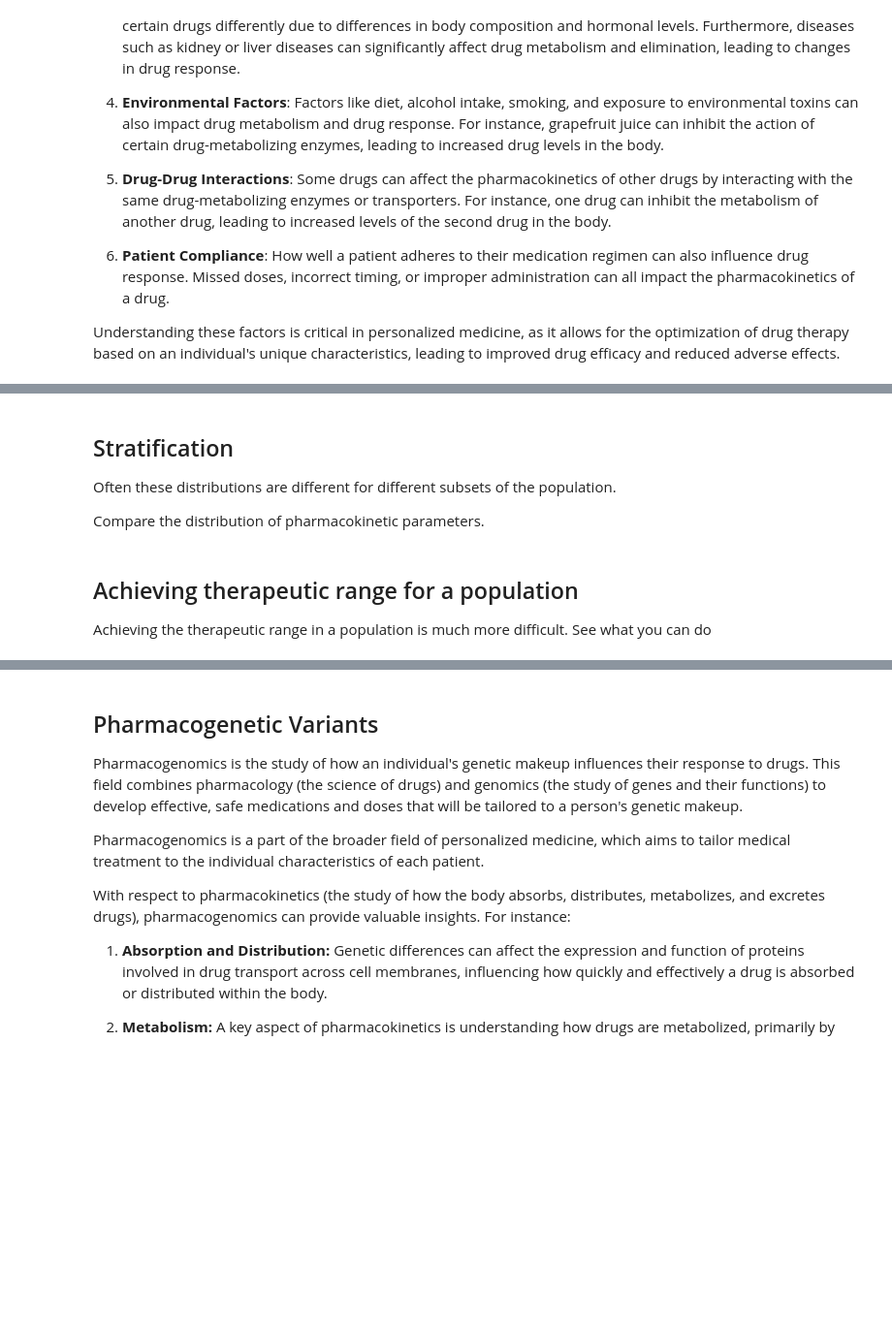
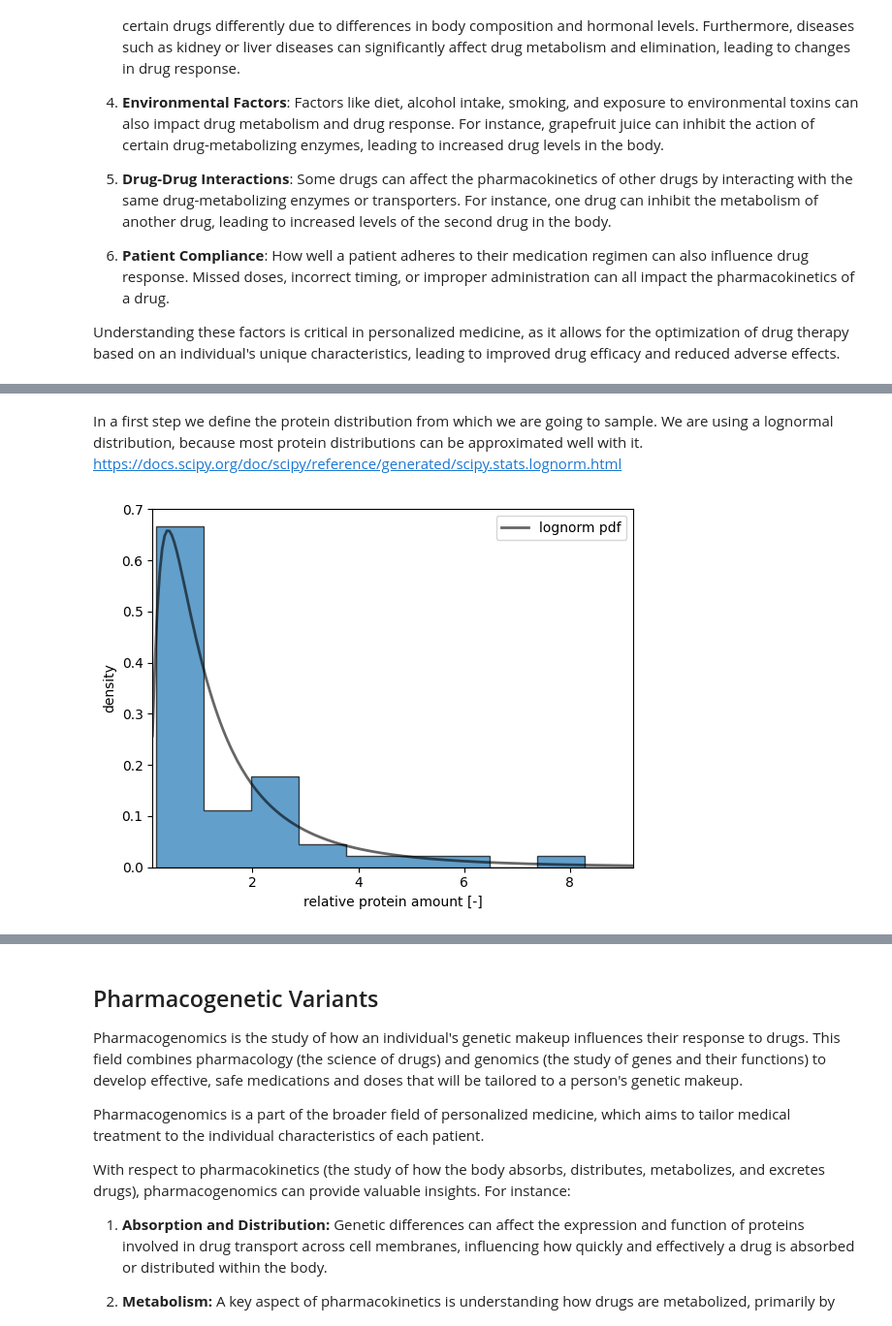
Before and after one commit to matthiaskoenig/course-pharmacokinetic-modelling, a Jupyter notebook: src/mb19/notebooks/08_variability.ipynb, the cells around one changed output, grey strips where cells are left out. Shown at 97% size. Saved outputs shown, nothing was run; the diff lists cells and outputs as text; code cells hidden in the pictures; blank space fills up the shorter version.

```diff
--- a/src/mb19/notebooks/08_variability.ipynb
+++ b/src/mb19/notebooks/08_variability.ipynb
@@ -31,10 +23,31 @@ Here we assume a distribution in proteins relevant for the elimination of the te
 # %% [markdown]
 ![Absorption Elimination Model](04_simple_absorption.png)
-# %% [markdown]
-## Stratification
-Often these distributions are different for different subsets of the population.
-
-Compare the distribution of pharmacokinetic parameters.
-# %% [markdown]
-## Achieving therapeutic range for a population
-Achieving the therapeutic range in a population is much more difficult. See what you can do
+# %% [markdown]
+In a first step we define the protein distribution from which we are going to sample. We are using a lognormal distribution, because most protein distributions can be approximated well with it.
+https://docs.scipy.org/doc/scipy/reference/generated/scipy.stats.lognorm.html
+# %%
+import numpy as np
+from matplotlib import pyplot as plt
+from scipy.stats import lognorm
+
+fig, ax = plt.subplots(1, 1)
+s = 0.954
+
+# Display the probability density function (pdf):
+x = np.linspace(lognorm.ppf(0.01, s), lognorm.ppf(0.99, s), 200)
+
+ax.plot(x, lognorm.pdf(x, s), 'k-', lw=2, alpha=0.6, label='lognorm pdf')
+
+n_samples = 50
+f_proteins = lognorm.rvs(s, size=n_samples)
+
+ax.hist(f_proteins, density=True, bins='auto', histtype='stepfilled', alpha=0.7,
+        edgecolor="black")
+ax.set_xlim([x[0], x[-1]])
+ax.legend(loc='best')
+ax.set_xlabel("relative protein amount [-]")
+ax.set_ylabel("density")
+plt.show()
+# print(f_proteins)
+# %% [output]
+[figure, added]
```
Also changed, not shown: parts of 12 cells of this notebook, 8 other files.
